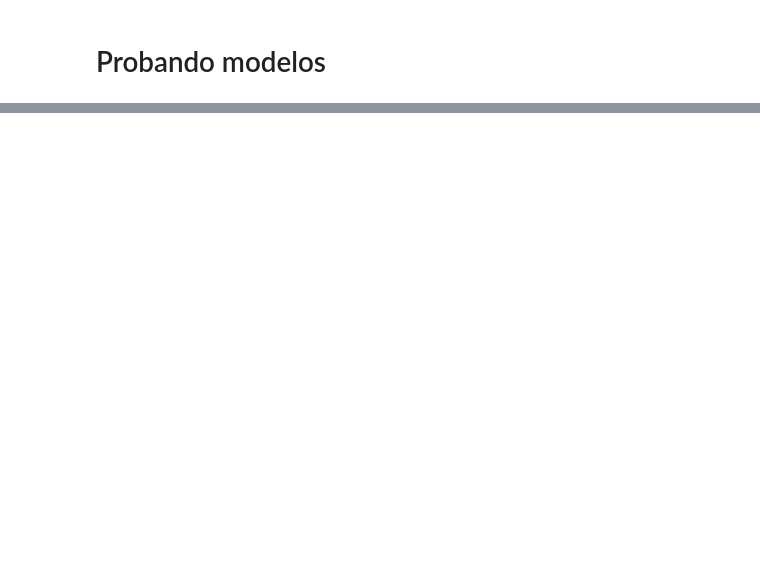
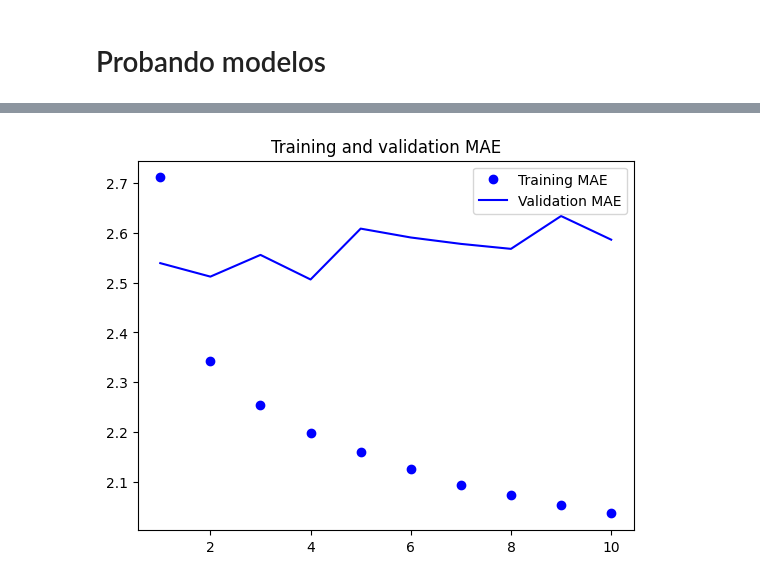
Before and after one commit to HilbertN/Redes_Neuronales, a Jupyter notebook: RN20_PronósticoTempTarea.ipynb, the cells around one changed output, grey strips where cells are left out. Cells and saved outputs as stored; diff of their text form; code cells hidden in the pictures; blank space fills up the shorter version.

```diff
--- a/RN20_PronósticoTempTarea.ipynb
+++ b/RN20_PronósticoTempTarea.ipynb
@@ -231,0 +278,12 @@ El reto en el código de arriba es simplemente calcular los valores de start_ind
+# %%
+from tensorflow import keras
+from tensorflow.keras import layers
+
+inputs = keras.Input(shape=(sequence_length, raw_data.shape[-1]))
+x = layers.Flatten()(inputs)
+x = layers.Dense(16, activation="relu")(x)
+outputs = layers.Dense(1)(x)
+model1 = keras.Model(inputs, outputs)
+model1.compile(optimizer="rmsprop", loss="mse", metrics=["mae"])
+
+history1 = model1.fit(train_dataset,epochs=10, validation_data=val_dataset)
@@ -231,0 +311,13 @@ El reto en el código de arriba es simplemente calcular los valores de start_ind
+# %%
+import matplotlib.pyplot as plt
+loss = history1.history["mae"]
+val_loss = history1.history["val_mae"]
+epochs = range(1, len(loss) + 1)
+plt.figure()
+plt.plot(epochs, loss, "bo", label="Training MAE")
+plt.plot(epochs, val_loss, "b", label="Validation MAE")
+plt.title("Training and validation MAE")
+plt.legend()
+plt.show()
+# %% [output]
+[figure, added]
```
Also changed, not shown: parts of 31 cells of this notebook.
